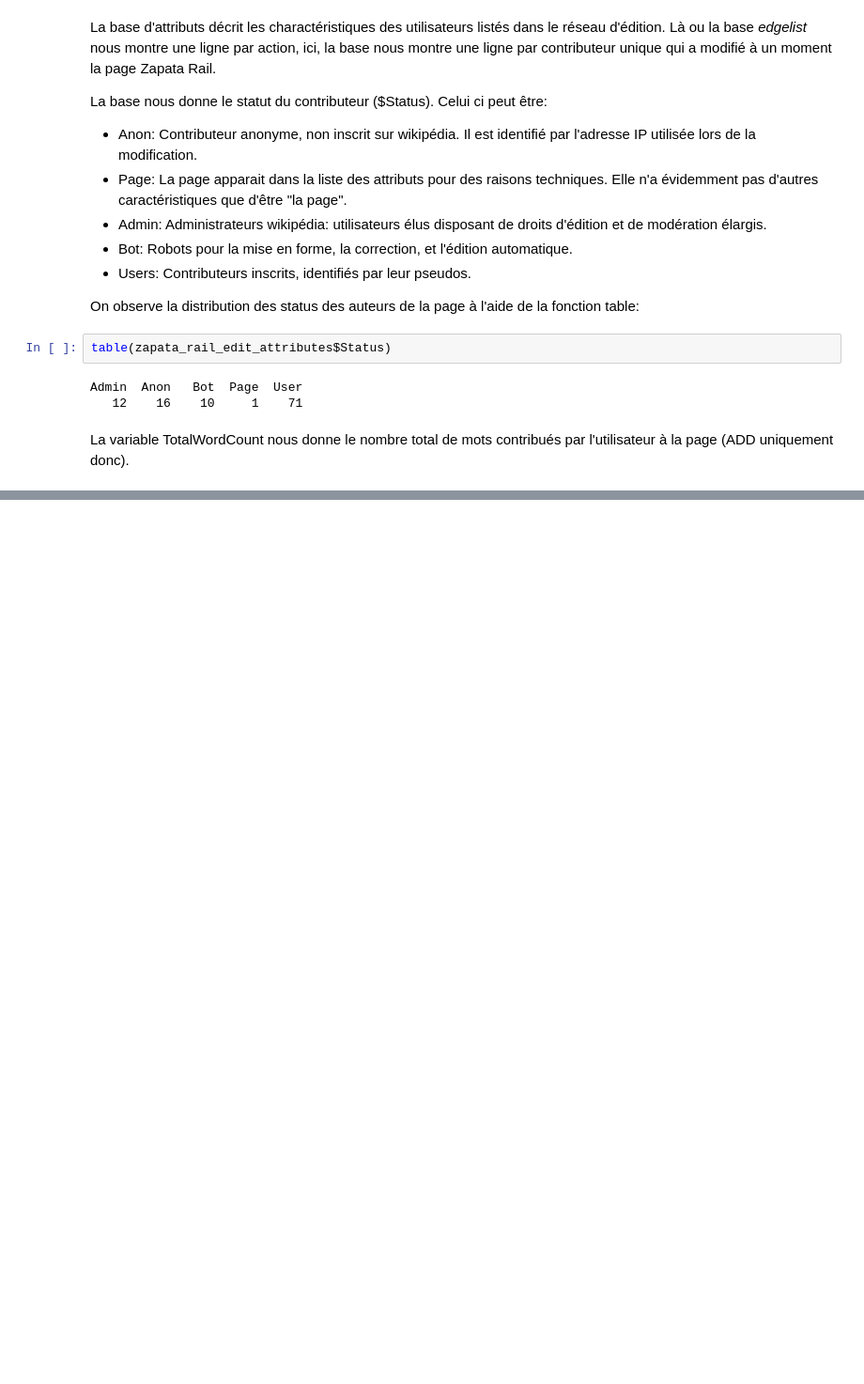
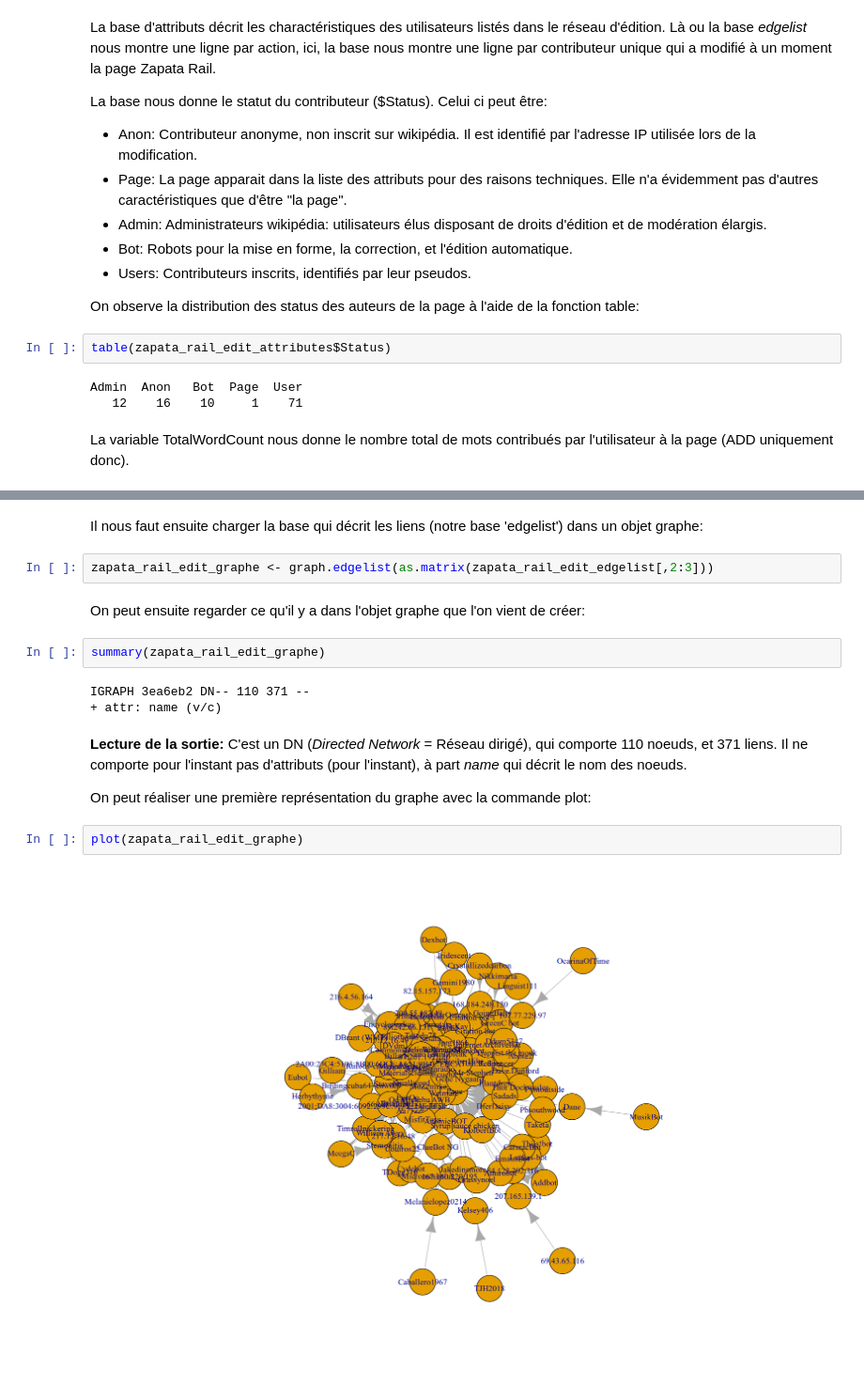
Before and after one commit to tenroc/Introduction_reseaux_MSH, a Jupyter notebook: Script.ipynb, the cells around one changed output, grey strips where cells are left out. Shown at 94% size. Saved outputs shown, nothing was run; the diff lists cells and outputs as text; blank space fills up the shorter version.

```diff
--- a/Script.ipynb
+++ b/Script.ipynb
@@ -98,0 +124,19 @@ boxplot(zapata_rail_edit_attributes$TotalWordCount, xlab = "InteractionCout",
+# %% [markdown]
+Il nous faut ensuite charger la base qui décrit les liens (notre base 'edgelist')  dans un objet graphe:
+# %%
+zapata_rail_edit_graphe <- graph.edgelist(as.matrix(zapata_rail_edit_edgelist[,2:3]))
+# %% [markdown]
+On peut ensuite regarder ce qu'il y  a dans l'objet graphe que l'on vient de créer:
+# %%
+summary(zapata_rail_edit_graphe)
+# %% [output]
+IGRAPH 3ea6eb2 DN-- 110 371 --
++ attr: name (v/c)
+# %% [markdown]
+**Lecture de la sortie:** C'est un DN (*Directed Network* = Réseau dirigé), qui comporte 110 noeuds, et 371 liens.  Il ne comporte pour l'instant pas d'attributs (pour l'instant), à part *name* qui décrit le nom des noeuds.
+
+On peut réaliser une première représentation du graphe avec la commande plot:
+# %%
+plot(zapata_rail_edit_graphe)
+# %% [output]
+[figure, added]
```
Also changed, not shown: parts of 59 cells of this notebook.
